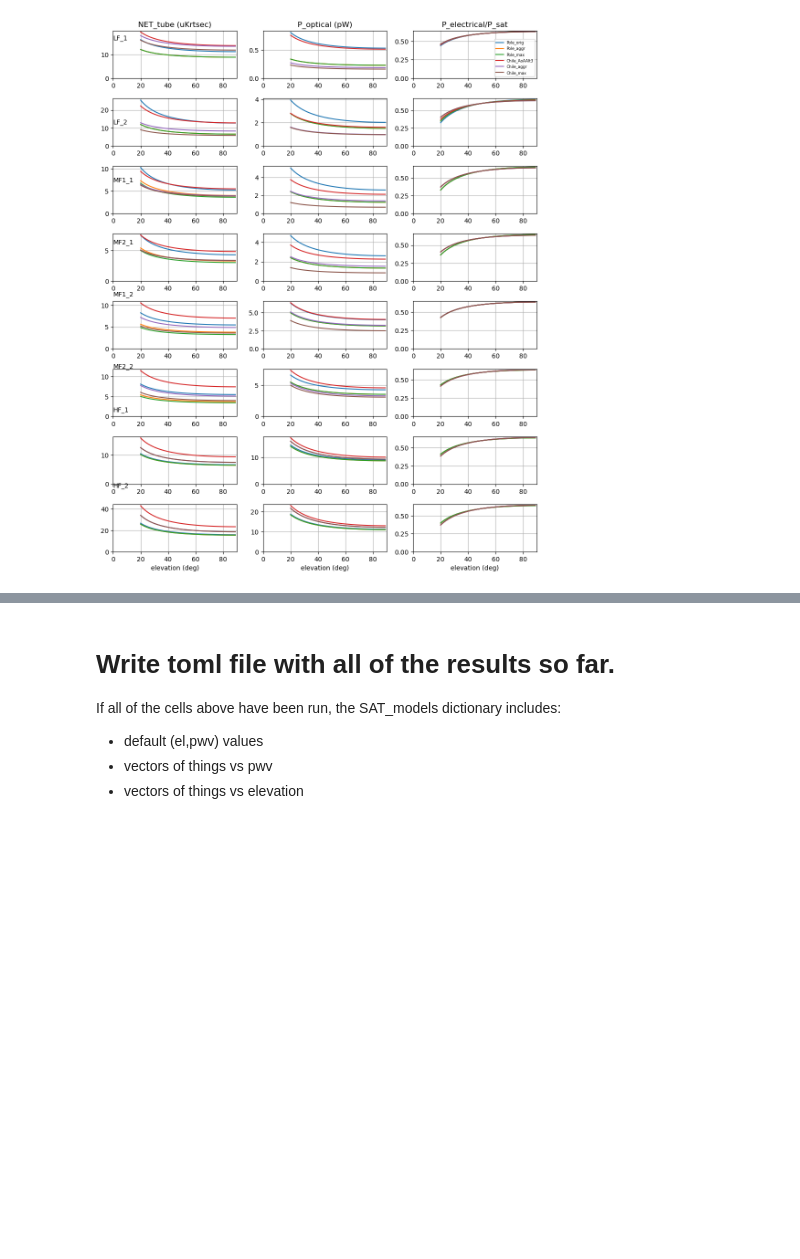
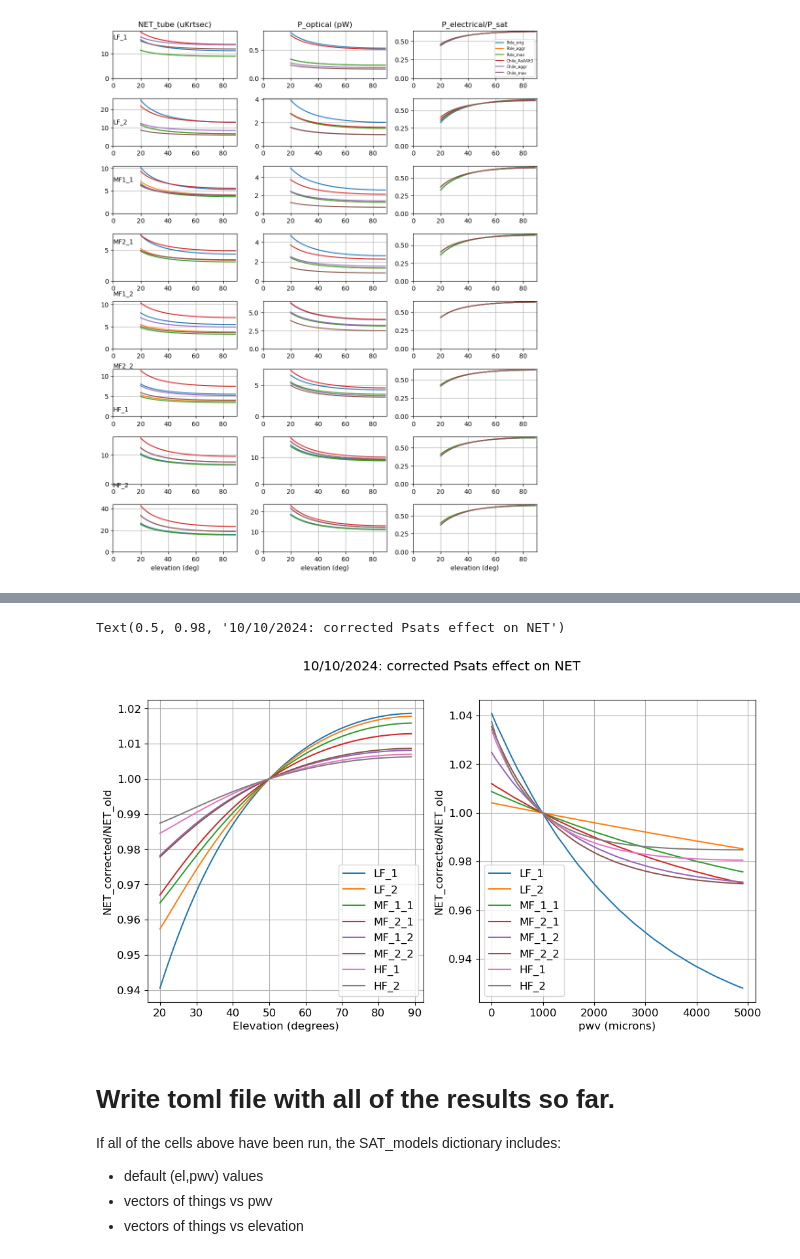
Before and after one commit to CMB-S4/bolo_calc_runs, a Jupyter notebook: jbolo/AoA/2024/SAT_NETs_Chile.ipynb, the cells around one changed output, grey strips where cells are left out. Drawn from its saved outputs; the diff is of its cells as text; code cells hidden in the pictures; blank space fills up the shorter version.

```diff
--- a/jbolo/AoA/2024/SAT_NETs_Chile.ipynb
+++ b/jbolo/AoA/2024/SAT_NETs_Chile.ipynb
@@ -610,3 +598,47 @@ yamls/
+# %%
+# Read in "good" NET, then divide by "bad" NET, and plot.
+
+# The only model actually being simulated is 'Chile_aggr'
+#SAT_NET_v_elev_Chile_aggr20241010_bad.toml
+#SAT_NET_v_elev_Chile_aggr20241010_good.toml
+#SAT_NET_v_pwv_Chile_aggr20241010_bad.toml
+#SAT_NET_v_pwv_Chile_aggr20241010_good.toml
+
+
+good_model = toml.load('tomls_20241010/SAT_NET_v_elev_Chile_aggr20241010_good.toml')
+bad_model =  toml.load('tomls_20241010/SAT_NET_v_elev_Chile_aggr20241010_bad.toml')
+
+plt.rcParams.update({'font.size': 12})
+plt.rcParams['figure.figsize'] = [12, 6]
+
+plt.clf()
+plt.subplot(1,2,1)
+elev_vec = np.array(good_model['vary_elev']['elev_vec'])
+for ch in good_model['channels']:
+    NET_NC_bad = np.array(bad_model['vary_elev'][ch]['NET_NC'])
+    NET_NC_good = np.array(good_model['vary_elev'][ch]['NET_NC'])
+    plt.plot(elev_vec,NET_NC_good/NET_NC_bad,label=ch)
+plt.ylabel('NET_corrected/NET_old')
+plt.xlabel('Elevation (degrees)')
+plt.grid()
+plt.legend()
+
+
+plt.subplot(1,2,2)
+pwv_vec = np.array(good_model['vary_pwv']['pwv_vec'])
+for ch in good_model['channels']:
+    NET_NC_bad = np.array(bad_model['vary_pwv'][ch]['NET_NC'])
+    NET_NC_good = np.array(good_model['vary_pwv'][ch]['NET_NC'])
+    plt.plot(pwv_vec,NET_NC_good/NET_NC_bad,label=ch)
+plt.ylabel('NET_corrected/NET_old')
+plt.xlabel('pwv (microns)')
+plt.grid()
+plt.legend()
+
+plt.suptitle('10/10/2024: corrected Psats effect on NET')
+# %% [output]
+Text(0.5, 0.98, '10/10/2024: corrected Psats effect on NET')
+[figure, added]
 # %% [markdown]
 # Write toml file with all of the results so far.
 
```
Also changed, not shown: parts of 8 cells of this notebook, 25 other files.
